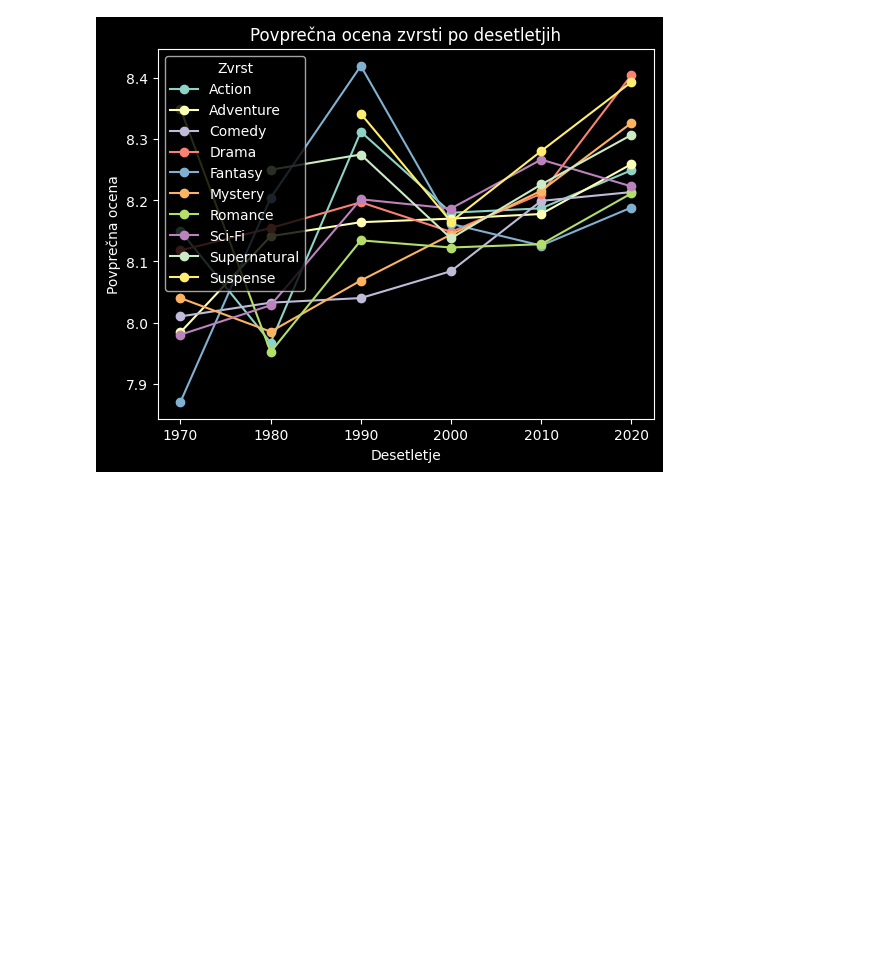
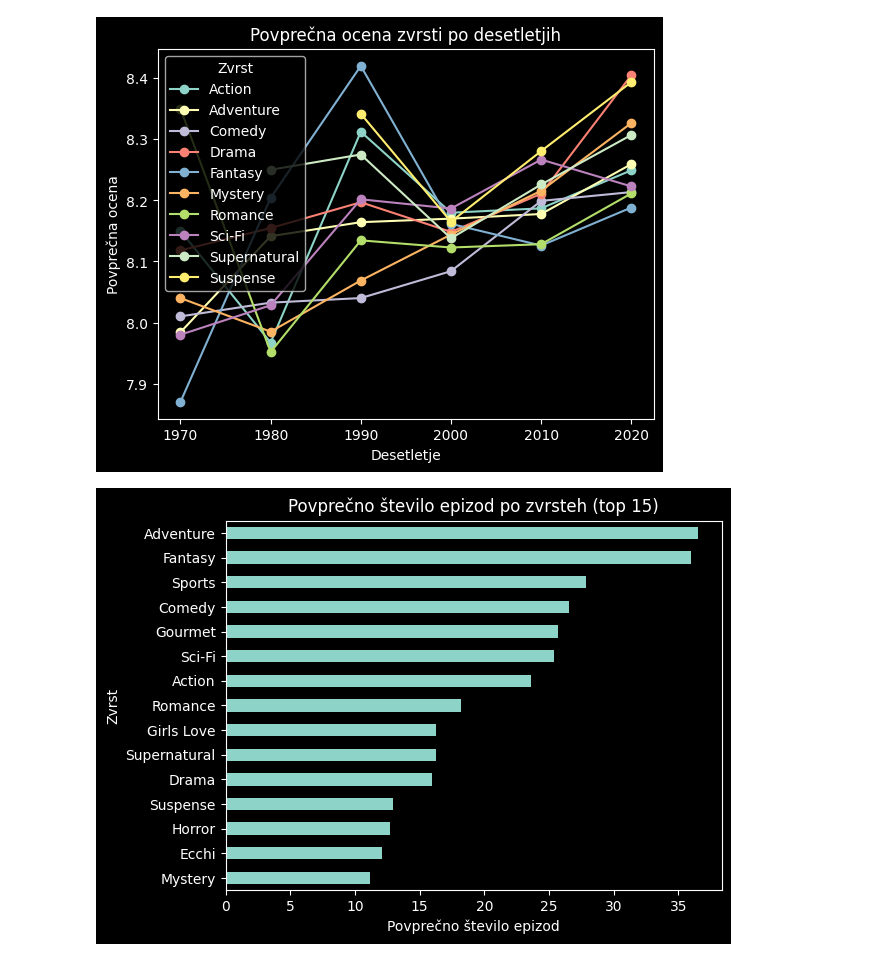
Before and after one commit to voljatel/Projektna-UVP, a Jupyter notebook: analiza-podatkov.ipynb, the cells around one changed output. Saved outputs shown, nothing was run; the diff lists cells and outputs as text; code cells hidden in the pictures; blank space fills up the shorter version.

Commit message:
povprečno št epizod po zvrsteh

```diff
--- a/analiza-podatkov.ipynb
+++ b/analiza-podatkov.ipynb
@@ -207,3 +209,20 @@ plt.show()
 # %% [output]
 <Figure size 1200x600 with 0 Axes>
 [figure]
+# %%
+# Pretvorimo stolpec v numeric, vse kar ni številka -> NaN
+animeji_z_zvrstmi["število epizod"] = pd.to_numeric(animeji_z_zvrstmi["število epizod"], errors="coerce")
+
+# Izločimo vnose brez znanega števila epizod (NaN)
+animeji_z_zvrstmi_stevilke = animeji_z_zvrstmi.dropna(subset=["število epizod"])
+
+# Povprečno število epizod po zvrsteh
+povprecne_epizode_po_zvrsti = animeji_z_zvrstmi_stevilke.groupby("zvrst")["število epizod"].mean().sort_values(ascending=False)
+
+povprecne_epizode_po_zvrsti.head(15).plot(kind="barh").invert_yaxis()
+plt.title("Povprečno število epizod po zvrsteh (top 15)")
+plt.xlabel("Povprečno število epizod")
+plt.ylabel("Zvrst")
+plt.show()
+# %% [output]
+[figure, added]
```
Also changed, not shown: parts of 1 cell of this notebook.
